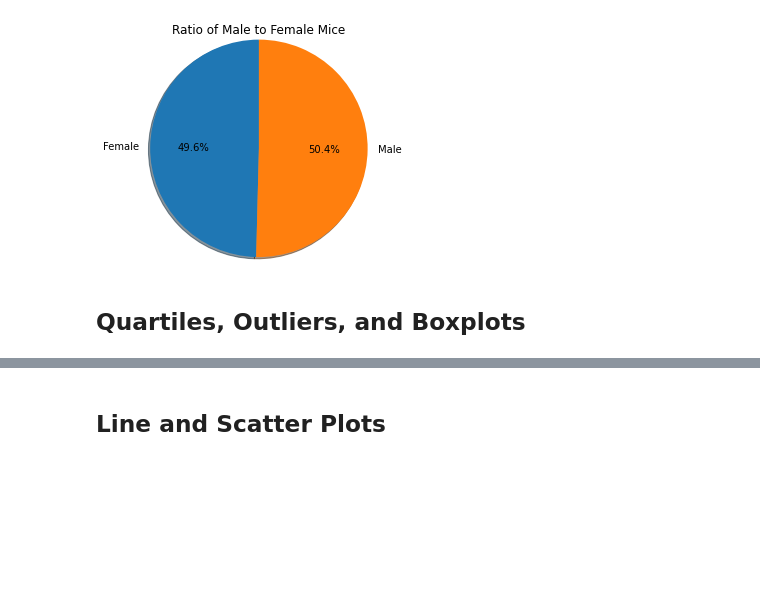
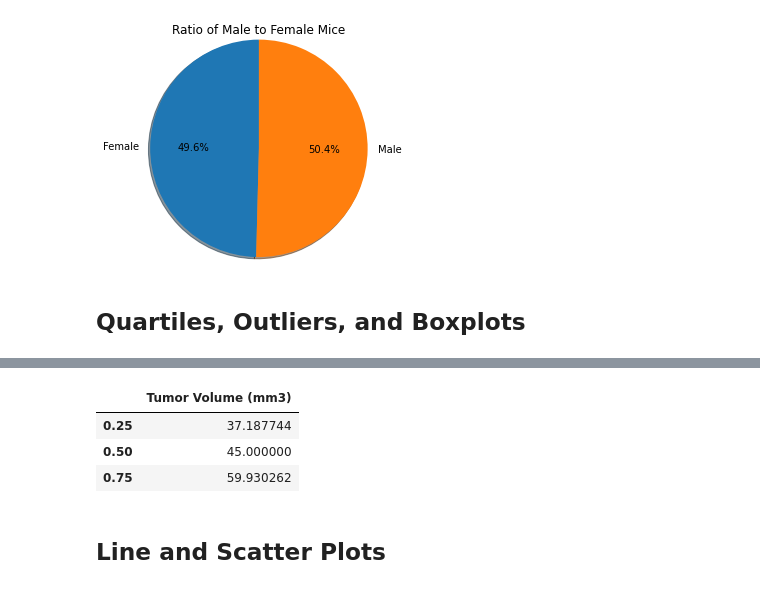
Before and after one commit to emeralddawns/Mouse-Tumor-Analysis, a Jupyter notebook: Pymaceuticals/Pymaceuticals.ipynb, the cells around one changed output, grey strips where cells are left out. Saved outputs shown, nothing was run; the diff lists cells and outputs as text; code cells hidden in the pictures; blank space fills up the shorter version.

```diff
--- a/Pymaceuticals/Pymaceuticals.ipynb
+++ b/Pymaceuticals/Pymaceuticals.ipynb
@@ -240,3 +241,20 @@ final_volume_t4.head(5)
 | 3 | a275 | 45 | Ceftamin | Female | 20 | 28 | 62.999356 | ... |
 | 6 | a411 | 45 | Ramicane | Male | 3 | 22 | 38.407618 | ... |
 | 7 | a444 | 45 | Ramicane | Female | 10 | 25 | 43.047543 | ... |
+# %%
+#Calculate the quartiles and IQR and quantitatively determine if there are any potential outliers across all four treatment regimens.
+practise_drug = final_volume_t4[["Tumor Volume (mm3)"]]
+
+quartiles = practise_drug.quantile([0.25, 0.5, 0.75])
+#lowerq = quartiles[0.25]
+#upperq = quartiles[0.75]
+#iqr = upperq-lowerq
+#lower_bound = lowerq - (1.5*iqr)
+#upper_bound = upperq + (1.5*iqr)
+
+quartiles
+# %% [output]
+|  | Tumor Volume (mm3) |
+| 0.25 | 37.187744 |
+| 0.50 | 45.000000 |
+| 0.75 | 59.930262 |
```
Also changed, not shown: parts of 5 cells of this notebook.
